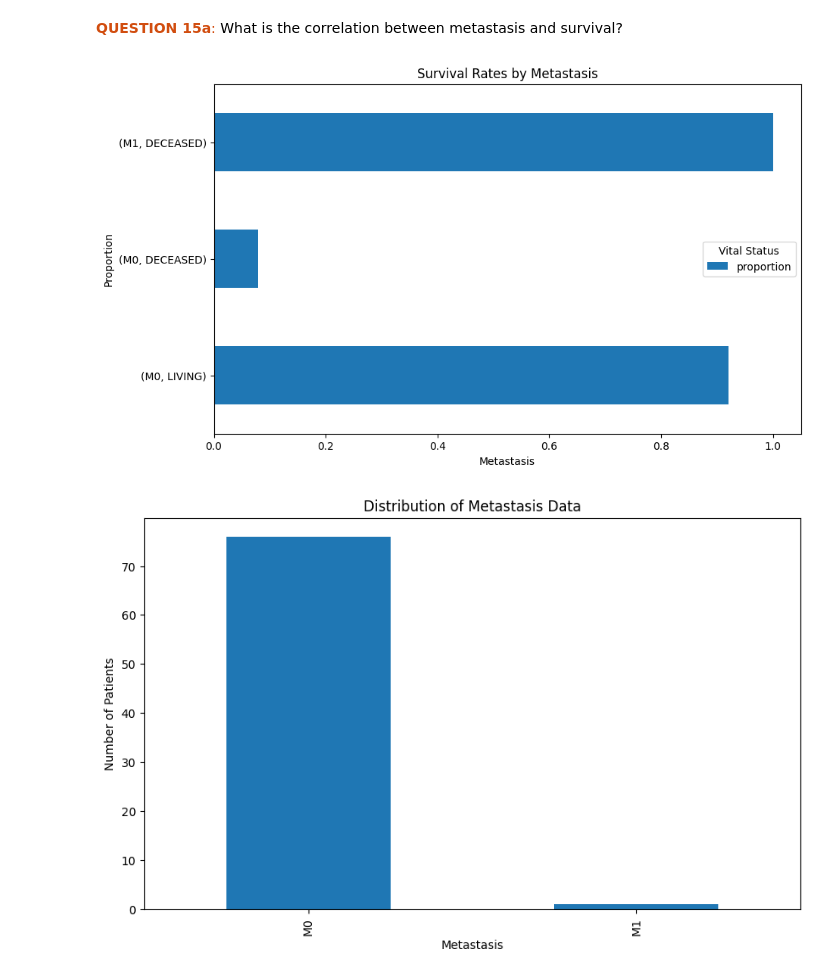
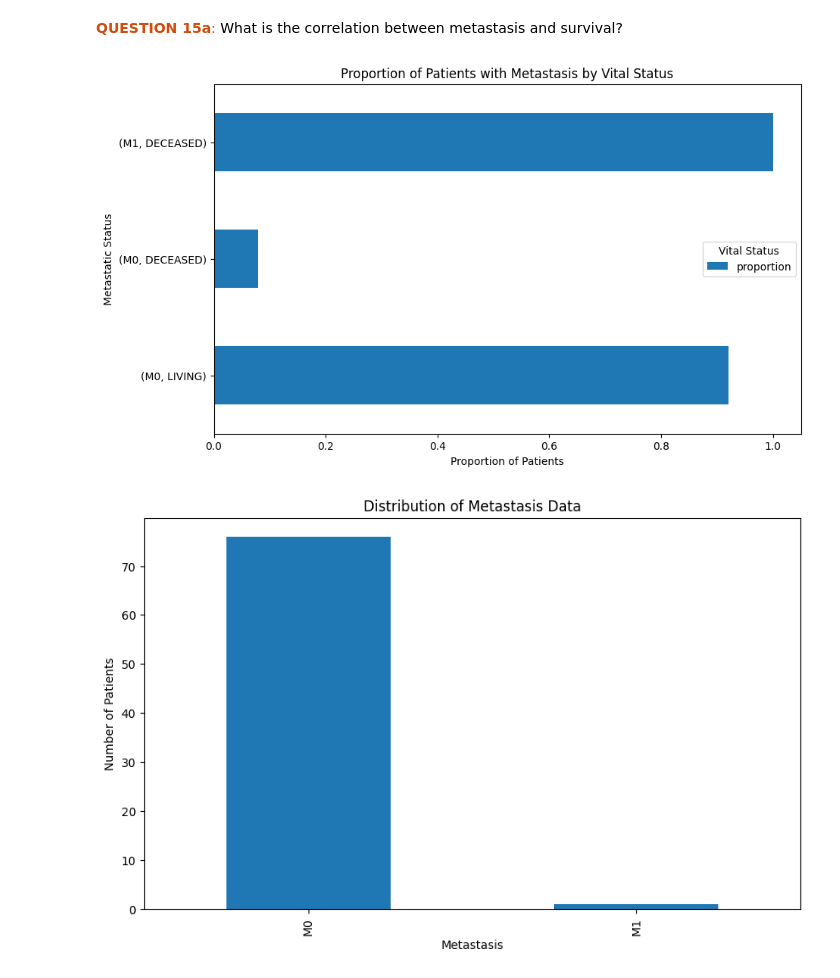
Before and after one commit to Qamil-Mirza/compbio146-berkeley, a Jupyter notebook: ds4bio-sp25/Pandas/Pandas.ipynb, the cells around one changed output. Drawn from its saved outputs; the diff is of its cells as text; code cells hidden in the pictures.

```diff
--- a/ds4bio-sp25/Pandas/Pandas.ipynb
+++ b/ds4bio-sp25/Pandas/Pandas.ipynb
@@ -560,17 +560,16 @@ In this dataset, explore how metastasis influences prognosis. Is metastasis stat
 What is the correlation between metastasis and survival?
 # %%
 #Enter Code Solution Here
-survival_rates = survival_rates = clinical_data.groupby('Metastasis')['Vital Status'].value_counts(normalize=True)
+survival_rates = clinical_data.groupby('Metastasis')['Vital Status'].value_counts(normalize=True)
 
-# Plot the bar chart
 survival_rates.plot(kind='barh', stacked=True, figsize=(10, 6))
-plt.title('Survival Rates by Metastasis')
-plt.xlabel('Metastasis')
-plt.ylabel('Proportion')
+plt.title('Proportion of Patients with Metastasis by Vital Status')
+plt.ylabel('Metastatic Status')
+plt.xlabel('Proportion of Patients')
 plt.legend(title='Vital Status')
 plt.show()
 # %% [output]
-[figure, old version]
+[figure, new version]
 # %%
 # Show the value counts
 metastasis_data_distribution = clinical_data['Metastasis'].value_counts()
```
